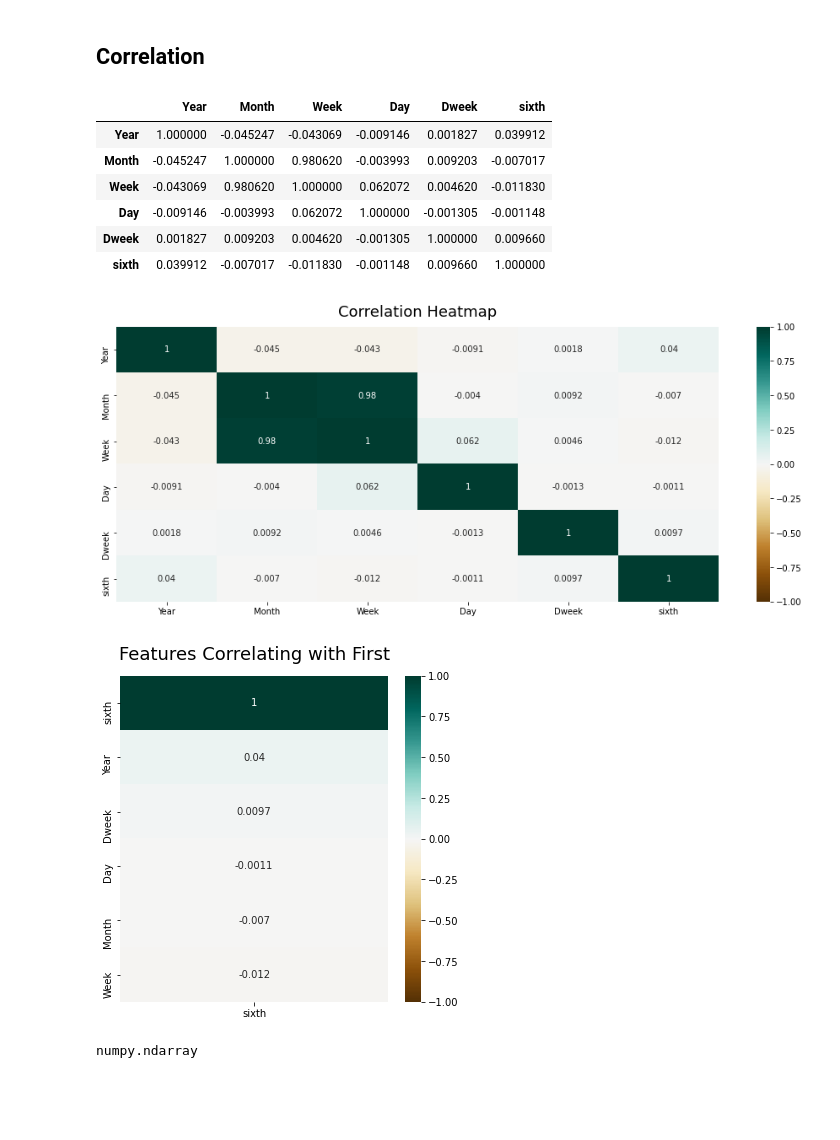
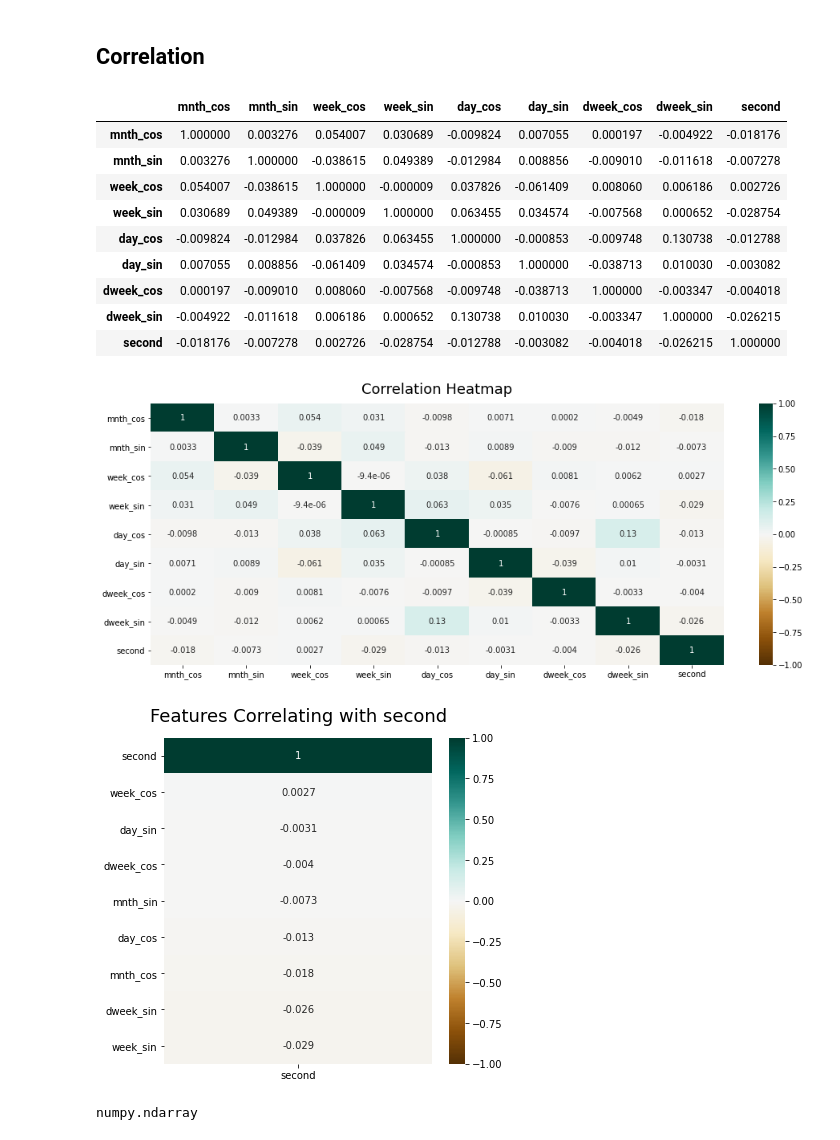
Before and after one commit to Jared-Caraan/Lotto_Analysis, a Jupyter notebook: Scripts/Correlation_Matrix.ipynb, the cells around one changed output. Drawn from its saved outputs; the diff is of its cells as text; code cells hidden in the pictures; blank space fills up the shorter version.

Commit message:
decomposed week into two, retrained model

```diff
--- a/Scripts/Correlation_Matrix.ipynb
+++ b/Scripts/Correlation_Matrix.ipynb
@@ -10,7 +10,7 @@ from config import *
 ## Data
 # %%
 df = pd.read_excel(filename_all)
-df = df[['Date', 'sixth']]
+df = df[['Date', 'second']]
 # %% [markdown]
 ## Transformation
 # %%
@@ -21,8 +21,20 @@ df['Week']  = df['Date'].dt.isocalendar().week
 df['Day']   = df['Date'].dt.day
 df['Dweek'] = df['Date'].dt.dayofweek
 
-y = df['sixth']
+df['mnth_cos'] = np.cos(2 * np.pi * df['Month'] / 12)
+df['mnth_sin'] = np.sin(2 * np.pi * df['Month'] / 12)
+
+df['week_cos'] = np.cos(2 * np.pi * df['Week'] / 4)
+df['week_sin'] = np.sin(2 * np.pi * df['Week'] / 4)
+
+df['day_cos'] = np.cos(2 * np.pi * df['Day'] / 31)
+df['day_sin'] = np.sin(2 * np.pi * df['Day'] / 31)
+
+df['dweek_cos'] = np.cos(2 * np.pi * df['Dweek'] / 7)
+df['dweek_sin'] = np.sin(2 * np.pi * df['Dweek'] / 7)
+
+y = df['second']
 y = LabelEncoder().fit_transform(y)
-df['sixth'] = y
+df['second'] = y
 
-df = df[['Year', 'Month', 'Week', 'Day', 'Dweek', 'sixth']]
+df = df[['mnth_cos', 'mnth_sin', 'week_cos', 'week_sin', 'day_cos', 'day_sin', 'dweek_cos', 'dweek_sin', 'second']]
@@ -31,23 +47,26 @@ df = df[['Year', 'Month', 'Week', 'Day', 'Dweek', 'sixth']]
 # %%
 df.corr()
 # %% [output]
-|  | Year | Month | Week | Day | Dweek | sixth |
-| Year | 1.000000 | -0.045247 | -0.043069 | -0.009146 | 0.001827 | 0.039912 |
-| Month | -0.045247 | 1.000000 | 0.980620 | -0.003993 | 0.009203 | -0.007017 |
-| Week | -0.043069 | 0.980620 | 1.000000 | 0.062072 | 0.004620 | -0.011830 |
-| Day | -0.009146 | -0.003993 | 0.062072 | 1.000000 | -0.001305 | -0.001148 |
-| Dweek | 0.001827 | 0.009203 | 0.004620 | -0.001305 | 1.000000 | 0.009660 |
-| sixth | 0.039912 | -0.007017 | -0.011830 | -0.001148 | 0.009660 | 1.000000 |
+|  | mnth_cos | mnth_sin | week_cos | week_sin | day_cos | day_sin | dweek_cos | dweek_sin | second |
+| mnth_cos | 1.000000 | 0.003276 | 0.054007 | 0.030689 | -0.009824 | 0.007055 | 0.000197 | -0.004922 | -0.018176 |
+| mnth_sin | 0.003276 | 1.000000 | -0.038615 | 0.049389 | -0.012984 | 0.008856 | -0.009010 | -0.011618 | -0.007278 |
+| week_cos | 0.054007 | -0.038615 | 1.000000 | -0.000009 | 0.037826 | -0.061409 | 0.008060 | 0.006186 | 0.002726 |
+| week_sin | 0.030689 | 0.049389 | -0.000009 | 1.000000 | 0.063455 | 0.034574 | -0.007568 | 0.000652 | -0.028754 |
+| day_cos | -0.009824 | -0.012984 | 0.037826 | 0.063455 | 1.000000 | -0.000853 | -0.009748 | 0.130738 | -0.012788 |
+| day_sin | 0.007055 | 0.008856 | -0.061409 | 0.034574 | -0.000853 | 1.000000 | -0.038713 | 0.010030 | -0.003082 |
+| dweek_cos | 0.000197 | -0.009010 | 0.008060 | -0.007568 | -0.009748 | -0.038713 | 1.000000 | -0.003347 | -0.004018 |
+| dweek_sin | -0.004922 | -0.011618 | 0.006186 | 0.000652 | 0.130738 | 0.010030 | -0.003347 | 1.000000 | -0.026215 |
+| second | -0.018176 | -0.007278 | 0.002726 | -0.028754 | -0.012788 | -0.003082 | -0.004018 | -0.026215 | 1.000000 |
 # %%
 plt.figure(figsize=(16, 6))
 heatmap = sns.heatmap(df.corr(), vmin=-1, vmax=1, annot=True, cmap='BrBG')
 heatmap.set_title('Correlation Heatmap', fontdict={'fontsize':18}, pad=12);
 # %% [output]
-[figure, old version]
+[figure, new version]
 # %%
 plt.figure(figsize=(6, 6))
-heatmap = sns.heatmap(df.corr()[['sixth']].sort_values(by='sixth', ascending=False), vmin=-1, vmax=1, annot=True, cmap='BrBG')
-heatmap.set_title('Features Correlating with First', fontdict={'fontsize':18}, pad=16);
+heatmap = sns.heatmap(df.corr()[['second']].sort_values(by='second', ascending=False), vmin=-1, vmax=1, annot=True, cmap='BrBG')
+heatmap.set_title('Features Correlating with second', fontdict={'fontsize':18}, pad=16);
 # %% [output]
-[figure, old version]
+[figure, new version]
 # %%
```
Also changed, not shown: parts of 2 cells of this notebook, 24 other files.
